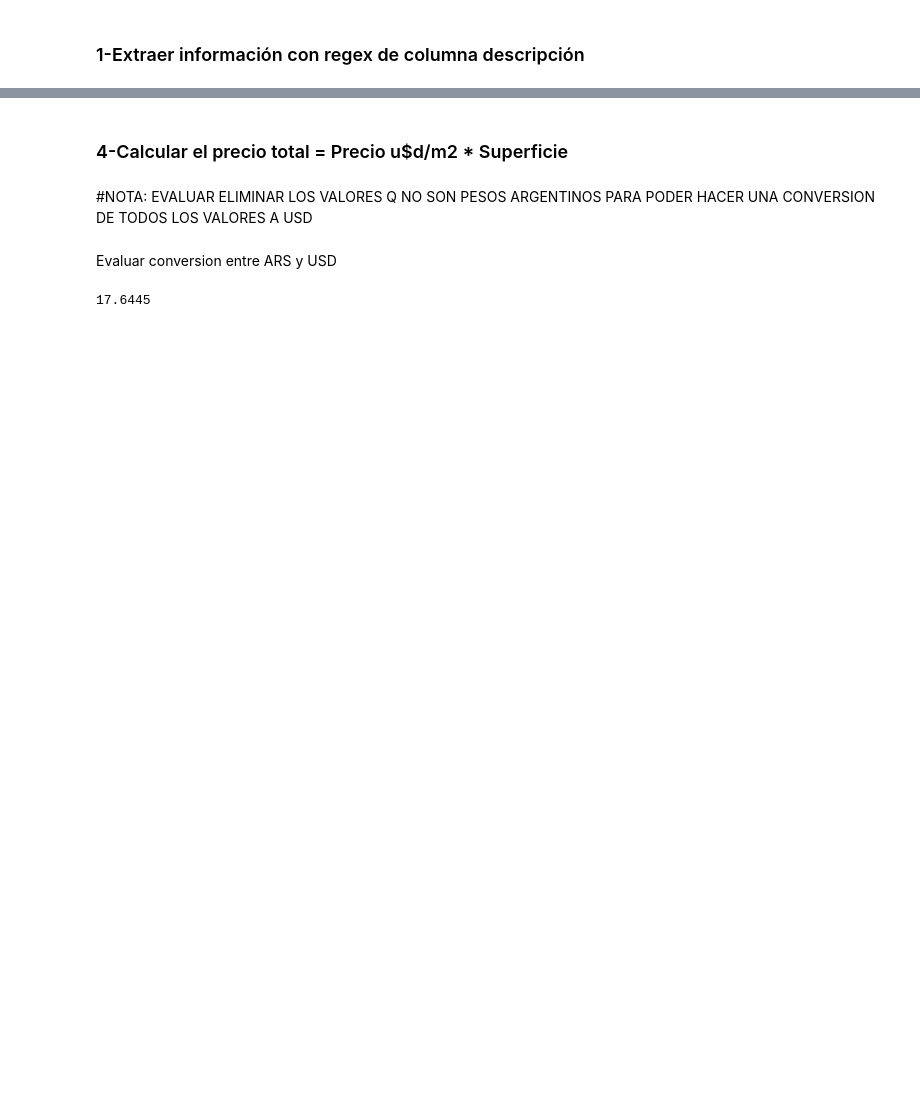
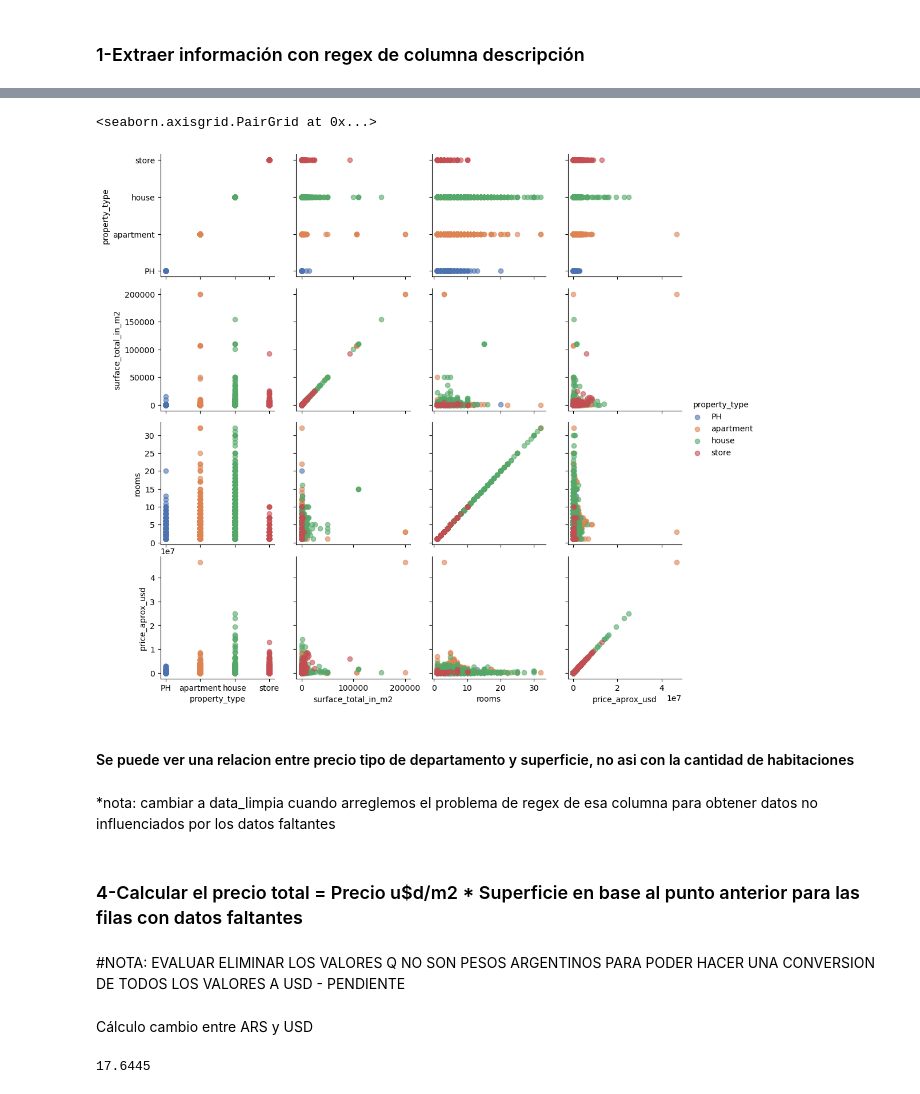
Before and after one commit to LuiosDyet/dh-ds-pi-1, a Jupyter notebook: superficie_limpia_columnas.ipynb, the cells around one changed output, grey strips where cells are left out. Cells and saved outputs as stored; diff of their text form; code cells hidden in the pictures; blank space fills up the shorter version.

Commit message:
modificacion columna precio

```diff
--- a/superficie_limpia_columnas.ipynb
+++ b/superficie_limpia_columnas.ipynb
@@ -453,0 +467,9 @@ data_agrupada_surf_rooms= data_limpia.groupby('property_type')['surface_total_in
+# %%
+df_surf_float = data["surface_total_in_m2"].astype(float)
+df_room_float = data['rooms'].astype(float)
+df_price_float = data['price_aprox_usd'].astype(float)
+df_tipo = data['property_type']
+# %%
+data_tipo_usd_sup_room=pd.DataFrame((df_tipo,df_surf_float,df_room_float,df_price_float))
+data_tipo_usd_sup_room_T=data_tipo_usd_sup_room.T
+data_tipo_usd_sup_room_T.sample(10)
@@ -454,9 +488,20 @@ data_agrupada_surf_rooms= data_limpia.groupby('property_type')['surface_total_in
+# %%
+g = sns.PairGrid(data_tipo_usd_sup_room_T, vars=['property_type','surface_total_in_m2','rooms','price_aprox_usd'],hue='property_type', palette='deep')
+g.map(plt.scatter, alpha=0.6)
+g.add_legend()
+# %% [output]
+<seaborn.axisgrid.PairGrid at 0x...>
+[figure, added]
+# %% [markdown]
+#### Se puede ver una relacion entre precio tipo de departamento y superficie, no asi con la cantidad de habitaciones
+# %% [markdown]
+*nota: cambiar a data_limpia cuando arreglemos el problema de regex de esa columna para obtener datos no influenciados por los datos faltantes
 # %% [markdown]
-### 4-Calcular el precio total = Precio u$d/m2 * Superficie
+### 4-Calcular el precio total = Precio u$d/m2 * Superficie en base al punto anterior para las filas con datos faltantes
 # %% [markdown]
-#NOTA: EVALUAR ELIMINAR LOS VALORES Q NO SON PESOS ARGENTINOS PARA PODER HACER UNA CONVERSION DE TODOS LOS VALORES A USD
+#NOTA: EVALUAR ELIMINAR LOS VALORES Q NO SON PESOS ARGENTINOS PARA PODER HACER UNA CONVERSION DE TODOS LOS VALORES A USD - PENDIENTE
 # %% [markdown]
-Evaluar conversion entre ARS y USD
+Cálculo cambio entre ARS y USD
 # %%
 import numpy as np
 change = data['price_aprox_local_currency'] / data['price_aprox_usd']
```
Also changed, not shown: parts of 13 cells of this notebook.
